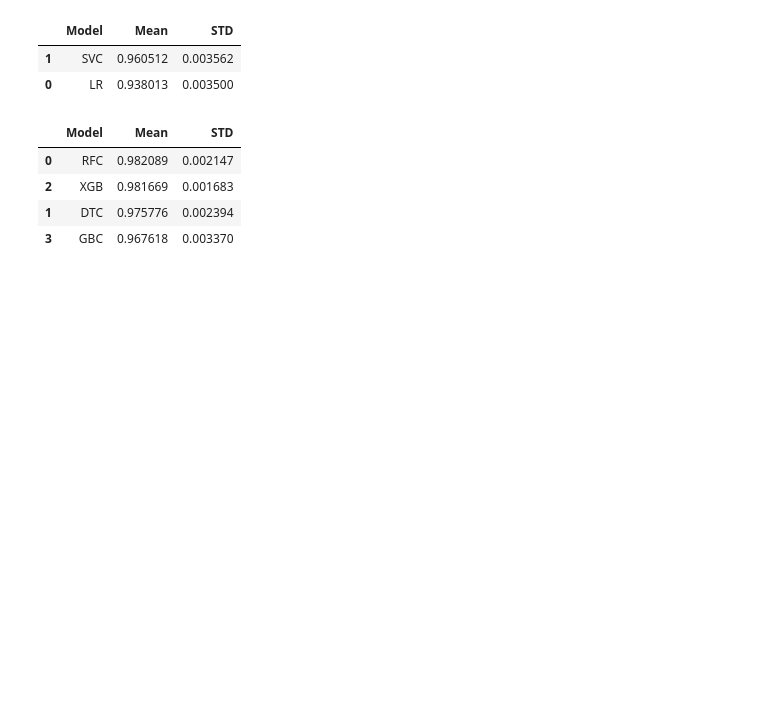
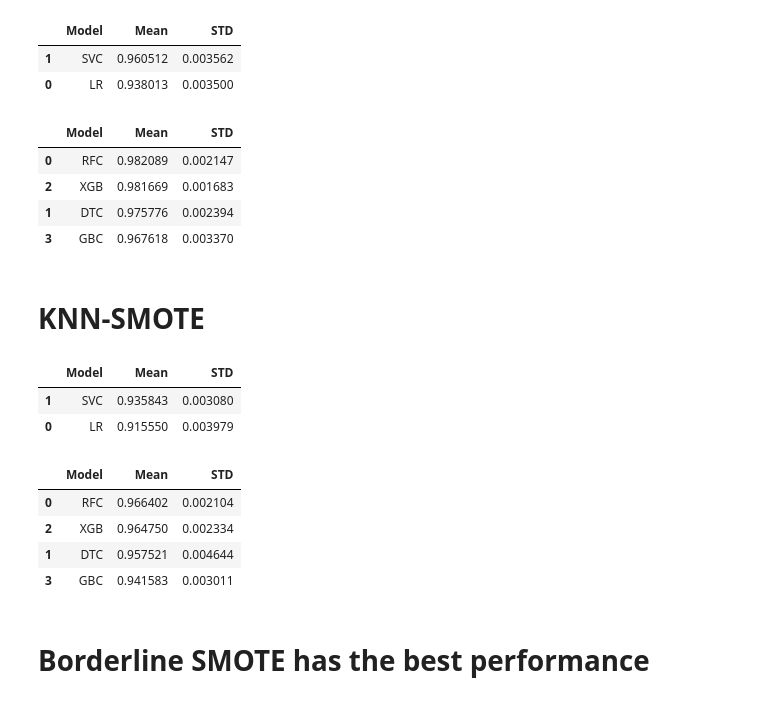
Before and after one commit to MaukanMir/Machine-Learning-Failure-Classification, a Jupyter notebook: training.ipynb, the cells around one changed output. Saved outputs shown, nothing was run; the diff lists cells and outputs as text; code cells hidden in the pictures; blank space fills up the shorter version.

Commit message:
testing new models

```diff
--- a/training.ipynb
+++ b/training.ipynb
@@ -326,3 +326,27 @@ testing_selected_models(names, models, X_bl, y_bl)
 | 2 | XGB | 0.981669 | 0.001683 |
 | 1 | DTC | 0.975776 | 0.002394 |
 | 3 | GBC | 0.967618 | 0.003370 |
+# %% [markdown]
+# KNN-SMOTE
+# %%
+X_knn, y_knn = get_over_sampling_methods(X, y, "KNN-SMOTE")
+# %%
+names = ['LR', 'SVC']
+models = get_selected_models(names)
+testing_selected_models(names, models, X_knn, y_knn)
+# %% [output]
+|  | Model | Mean | STD |
+| 1 | SVC | 0.935843 | 0.003080 |
+| 0 | LR | 0.915550 | 0.003979 |
+# %%
+names = ['RFC', 'DTC', 'XGB', 'GBC']
+models = get_selected_models(names)
+testing_selected_models(names, models, X_knn, y_knn)
+# %% [output]
+|  | Model | Mean | STD |
+| 0 | RFC | 0.966402 | 0.002104 |
+| 2 | XGB | 0.964750 | 0.002334 |
+| 1 | DTC | 0.957521 | 0.004644 |
+| 3 | GBC | 0.941583 | 0.003011 |
+# %% [markdown]
+# Borderline SMOTE has the best performance
```
Also changed, not shown: parts of 1 cell of this notebook.
